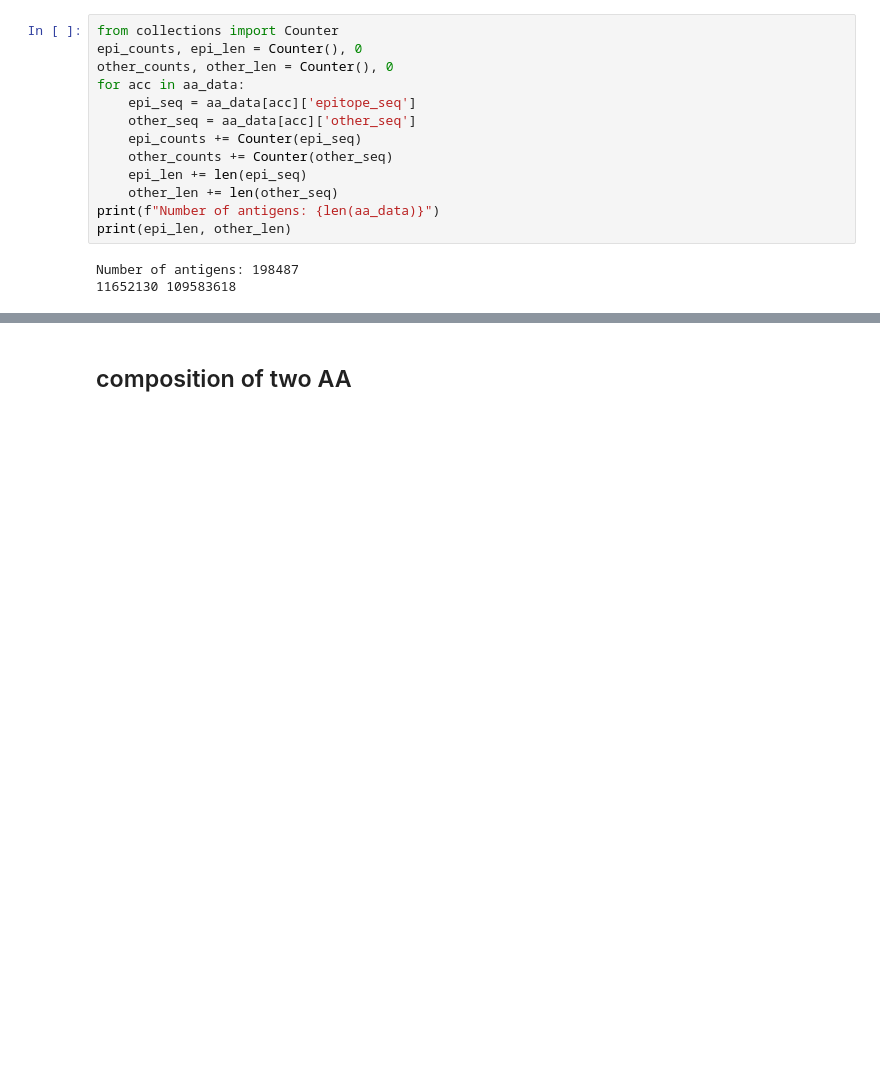
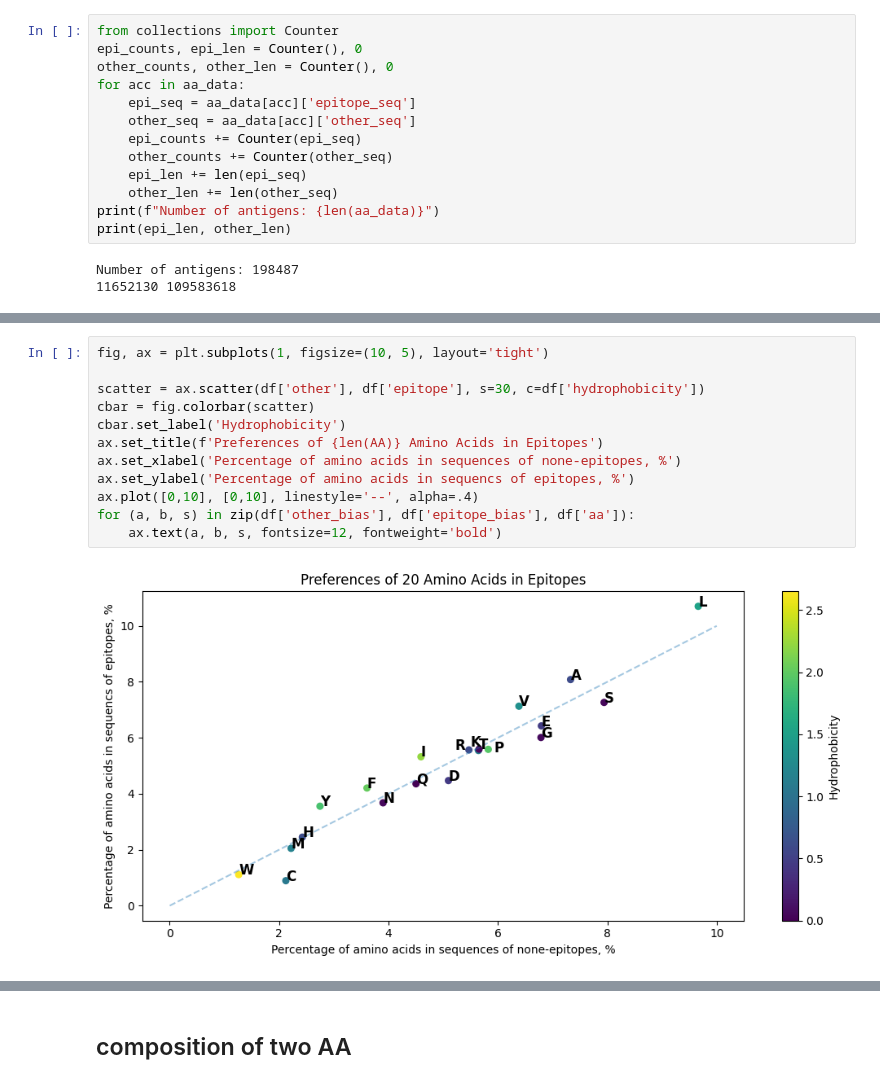
Before and after one commit to Tiezhengyuan/ml_epitope, a Jupyter notebook: amino_acid/composition.ipynb, the cells around one changed output, grey strips where cells are left out. Saved outputs shown, nothing was run; the diff lists cells and outputs as text; blank space fills up the shorter version.

```diff
--- a/amino_acid/composition.ipynb
+++ b/amino_acid/composition.ipynb
@@ -133,3 +155,17 @@ for (a, b, s) in zip(df['other_bias'], df['epitope_bias'], df['aa']):
     ax.text(a, b, s, fontsize=12, fontweight='bold')
 # %% [output]
 [figure]
+# %%
+fig, ax = plt.subplots(1, figsize=(10, 5), layout='tight')
+
+scatter = ax.scatter(df['other'], df['epitope'], s=30, c=df['hydrophobicity'])
+cbar = fig.colorbar(scatter)
+cbar.set_label('Hydrophobicity')
+ax.set_title(f'Preferences of {len(AA)} Amino Acids in Epitopes')
+ax.set_xlabel('Percentage of amino acids in sequences of none-epitopes, %')
+ax.set_ylabel('Percentage of amino acids in sequencs of epitopes, %')
+ax.plot([0,10], [0,10], linestyle='--', alpha=.4)
+for (a, b, s) in zip(df['other_bias'], df['epitope_bias'], df['aa']):
+    ax.text(a, b, s, fontsize=12, fontweight='bold')
+# %% [output]
+[figure, added]
```
Also changed, not shown: parts of 7 cells of this notebook, 3 other files.
